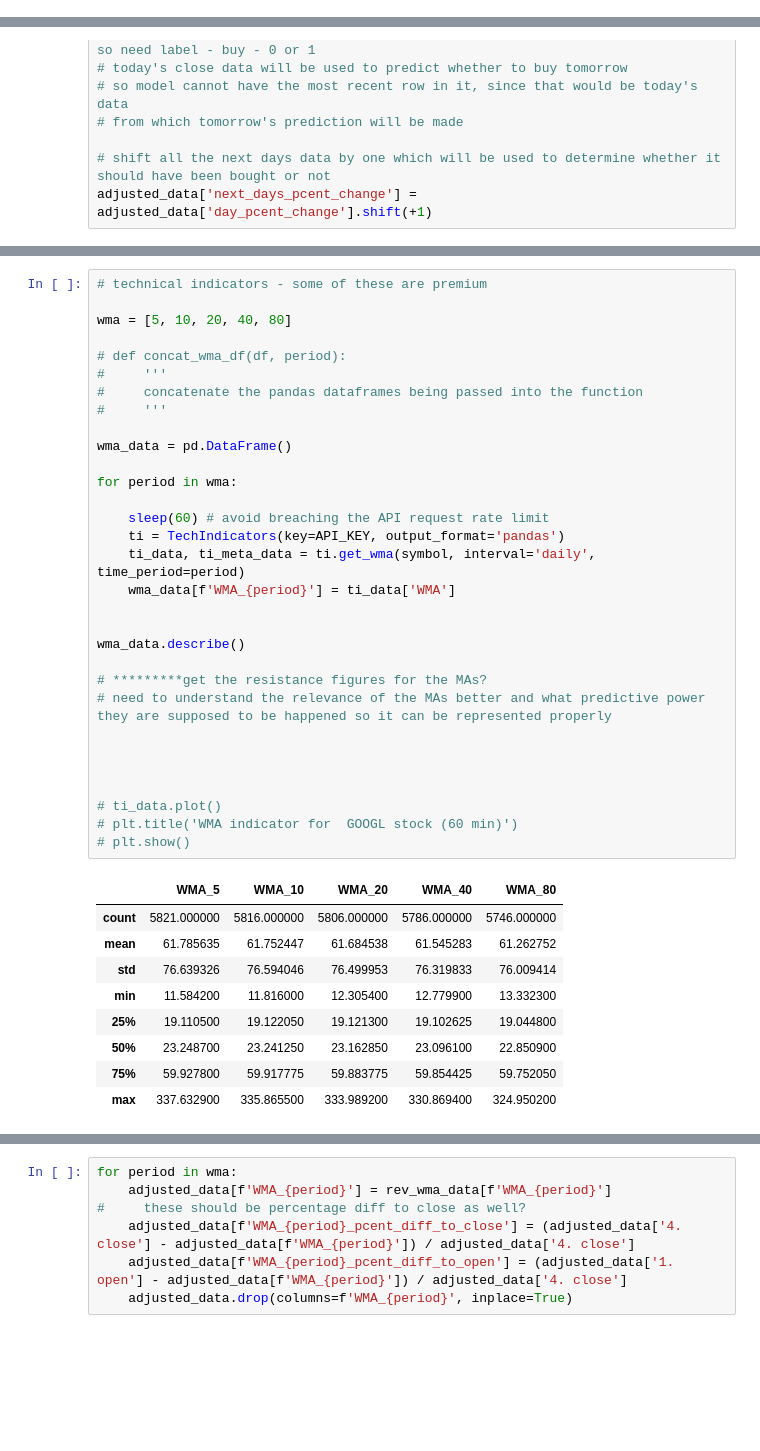
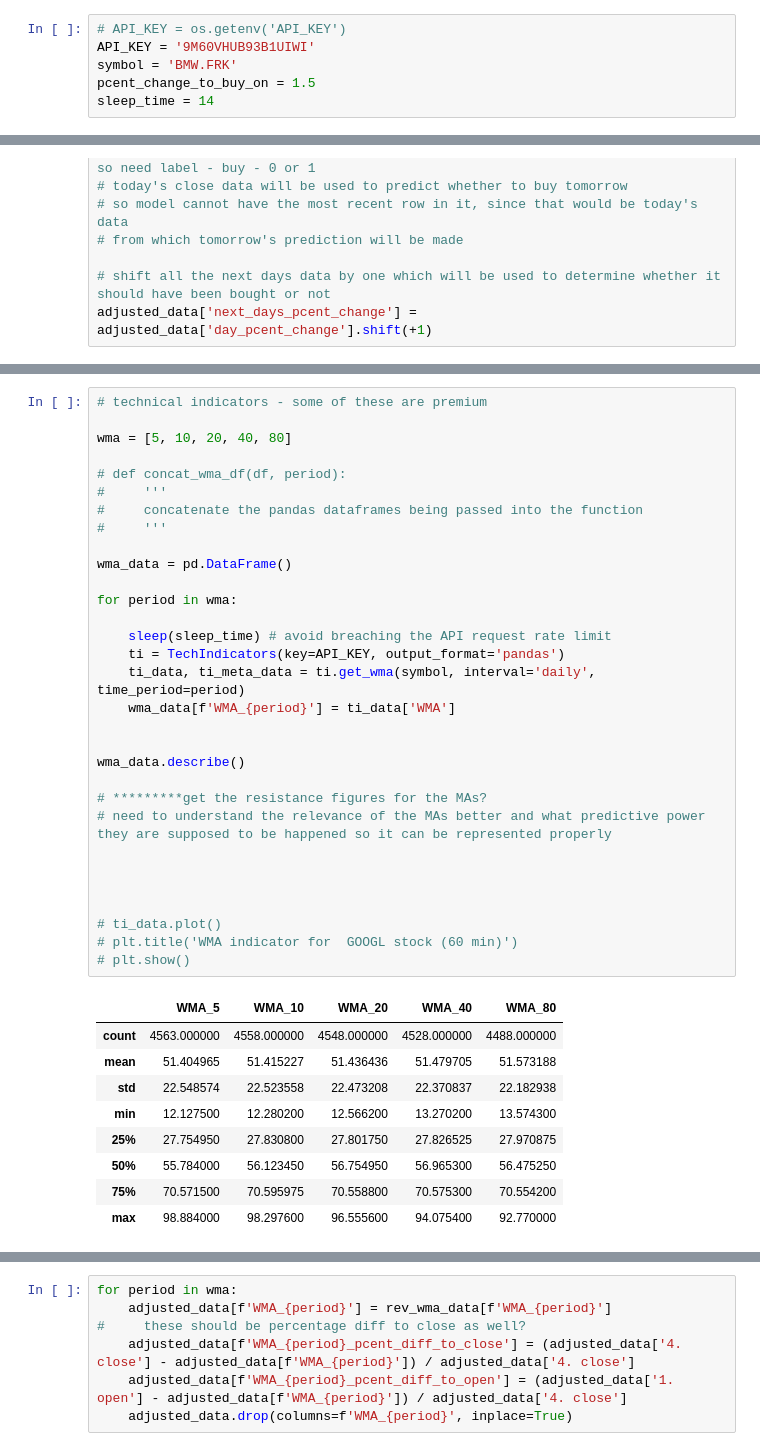
Before and after one commit to primate-2016/sb, a Jupyter notebook: sb22.ipynb, the cells around one changed output, grey strips where cells are left out. Drawn from its saved outputs; the diff is of its cells as text; blank space fills up the shorter version.

```diff
--- a/sb22.ipynb
+++ b/sb22.ipynb
@@ -33,3 +12,9 @@ Requirement already satisfied: oauthlib>=3.0.0 in /home/ec2-user/anaconda3/envs/
+# %%
+# API_KEY = os.getenv('API_KEY')
+API_KEY = '9M60VHUB93B1UIWI'
+symbol = 'BMW.FRK'
+pcent_change_to_buy_on = 1.5
+sleep_time = 14
 # %%
 # # get sector overview for stock
 # url = f'https://www.alphavantage.co/query?function=OVERVIEW&symbol={symbol}&apikey={API_KEY}'
@@ -111,42 +96,42 @@ adjusted_data.drop(columns='next_days_pcent_change',
 
 wma = [5, 10, 20, 40, 80]
 
 # def concat_wma_df(df, period):
 #     '''
 #     concatenate the pandas dataframes being passed into the function
 #     '''
 
 wma_data = pd.DataFrame()
 
 for period in wma:
 
-    sleep(60) # avoid breaching the API request rate limit
+    sleep(sleep_time) # avoid breaching the API request rate limit
     ti = TechIndicators(key=API_KEY, output_format='pandas')
     ti_data, ti_meta_data = ti.get_wma(symbol, interval='daily', time_period=period)
     wma_data[f'WMA_{period}'] = ti_data['WMA']
 
 
 wma_data.describe()
 
 # *********get the resistance figures for the MAs?
 # need to understand the relevance of the MAs better and what predictive power they are supposed to be happened so it can be represented properly
 
 
 
 
 # ti_data.plot()
 # plt.title('WMA indicator for  GOOGL stock (60 min)')
 # plt.show()
 # %% [output]
 |  | WMA_5 | WMA_10 | WMA_20 | WMA_40 | WMA_80 |
-| count | 5821.000000 | 5816.000000 | 5806.000000 | 5786.000000 | 5746.000000 |
-| mean | 61.785635 | 61.752447 | 61.684538 | 61.545283 | 61.262752 |
-| std | 76.639326 | 76.594046 | 76.499953 | 76.319833 | 76.009414 |
-| min | 11.584200 | 11.816000 | 12.305400 | 12.779900 | 13.332300 |
-| 25% | 19.110500 | 19.122050 | 19.121300 | 19.102625 | 19.044800 |
-| 50% | 23.248700 | 23.241250 | 23.162850 | 23.096100 | 22.850900 |
-| 75% | 59.927800 | 59.917775 | 59.883775 | 59.854425 | 59.752050 |
-| max | 337.632900 | 335.865500 | 333.989200 | 330.869400 | 324.950200 |
+| count | 4563.000000 | 4558.000000 | 4548.000000 | 4528.000000 | 4488.000000 |
+| mean | 51.404965 | 51.415227 | 51.436436 | 51.479705 | 51.573188 |
+| std | 22.548574 | 22.523558 | 22.473208 | 22.370837 | 22.182938 |
+| min | 12.127500 | 12.280200 | 12.566200 | 13.270200 | 13.574300 |
+| 25% | 27.754950 | 27.830800 | 27.801750 | 27.826525 | 27.970875 |
+| 50% | 55.784000 | 56.123450 | 56.754950 | 56.965300 | 56.475250 |
+| 75% | 70.571500 | 70.595975 | 70.558800 | 70.575300 | 70.554200 |
+| max | 98.884000 | 98.297600 | 96.555600 | 94.075400 | 92.770000 |
 # %%
 # tech indicator data is received in the reverse order to price data so reverse it
 rev_wma_data = wma_data[::-1]
```
Also changed, not shown: parts of 17 cells of this notebook.
